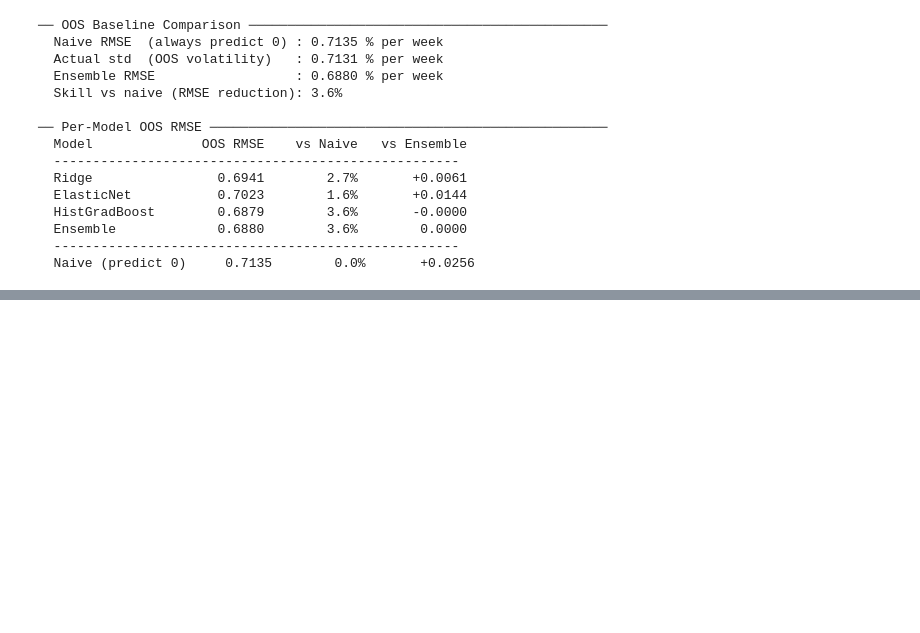
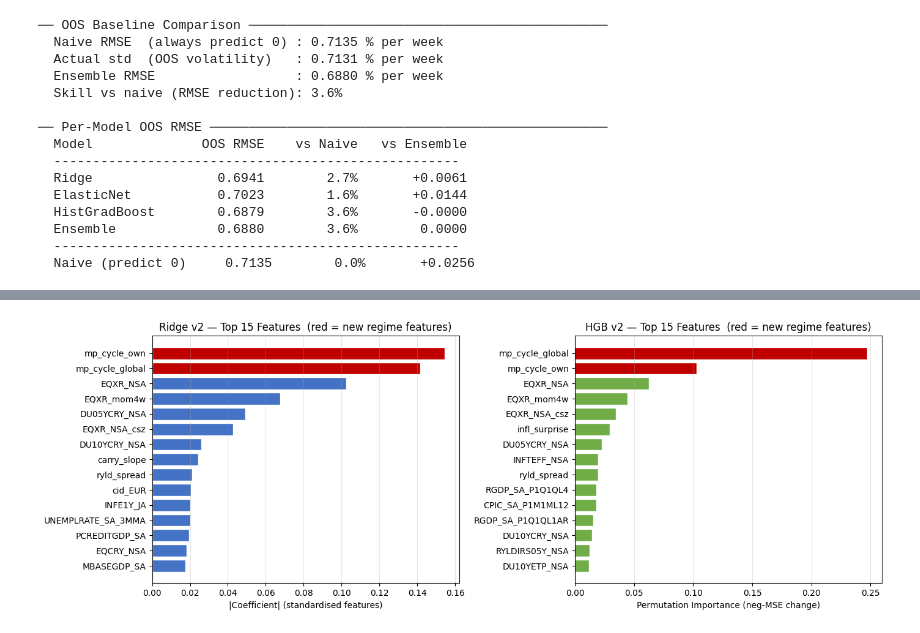
Before and after one commit to yunliu0319/jpmaqs-bond-yield-forecasting, a Jupyter notebook: jpmaqs.ipynb, the cells around one changed output, grey strips where cells are left out. Drawn from its saved outputs; the diff is of its cells as text; code cells hidden in the pictures; blank space fills up the shorter version.

```diff
--- a/jpmaqs.ipynb
+++ b/jpmaqs.ipynb
@@ -1328,0 +1791,98 @@ print(f"  {'Naive (predict 0)':<16} {naive_rmse:>10.4f}  {'0.0%':>10}  {naive_rm
+# %%
+# ── Action 2: Feature importance + per-model benefit analysis ─────────────────
+# ensemble_v2.estimators_ order: [Ridge(0), HGB(1)]
+from sklearn.inspection import permutation_importance
+
+TOP_N      = 15
+REGIME_COLS = ["mp_cycle_own", "mp_cycle_global"]
+
+# ── Ridge v2: coefficients on standardised features ───────────────────────────
+ridge_v2 = ensemble_v2.estimators_[0]
+ridge_v2_coef = ridge_v2.named_steps["model"].coef_
+ridge_v2_imp  = pd.Series(np.abs(ridge_v2_coef),
+                          index=feature_cols_v2).sort_values(ascending=False)
+
+print(f"Ridge v2 alpha selected : {ridge_v2.named_steps['model'].alpha_:.4f}")
+print(f"\nTop {TOP_N} Ridge v2 features (|coefficient| on standardised features):")
+print(ridge_v2_imp.head(TOP_N).round(4).to_string())
+
+regime_ridge_ranks = {c: ridge_v2_imp.index.get_loc(c) + 1 for c in REGIME_COLS}
+print(f"\nRegime feature ranks (Ridge v2):")
+for c, r in regime_ridge_ranks.items():
+    print(f"  {c:<25} rank {r:>3} of {len(feature_cols_v2)}  "
+          f"coef={ridge_v2_imp[c]:.4f}")
+
+# ── HGB v2: permutation importance (most recent 3000 rows) ────────────────────
+hgb_v2    = ensemble_v2.estimators_[1]
+n_sample  = min(3000, len(X_cv_v2))
+X_rec_v2  = X_cv_v2.iloc[-n_sample:]
+y_rec_v2  = y_cv_v2.iloc[-n_sample:]
+
+perm_v2 = permutation_importance(
+    hgb_v2, X_rec_v2, y_rec_v2,
+    n_repeats=10, scoring="neg_mean_squared_error",
+    random_state=RANDOM_STATE, n_jobs=-1,
+)
+hgb_v2_imp = pd.Series(perm_v2.importances_mean,
+                       index=feature_cols_v2).sort_values(ascending=False)
+
+print(f"\nTop {TOP_N} HGB v2 features (permutation importance, recent {n_sample} rows):")
+print(hgb_v2_imp.head(TOP_N).round(4).to_string())
+
+regime_hgb_ranks = {c: hgb_v2_imp.index.get_loc(c) + 1 for c in REGIME_COLS}
+print(f"\nRegime feature ranks (HGB v2):")
+for c, r in regime_hgb_ranks.items():
+    print(f"  {c:<25} rank {r:>3} of {len(feature_cols_v2)}  "
+          f"imp={hgb_v2_imp[c]:.4f}")
+
+# ── Per-model OOS benefit: v1 (40 features) vs v2 (42 features) ───────────────
+print("\n── Per-model OOS RMSE: Action 1 vs Action 2 ────────────────────────────────")
+print(f'{"Model":<30} {"Action 1 RMSE":>14} {"Action 2 RMSE":>14} {"Change":>10}')
+print("-" * 72)
+
+# Action 1: individual predictions from original ensemble estimators
+ridge_v1_preds  = fitted_ridge.predict(X_oos_reset)[oos_valid.index]
+hgb_v1_preds    = fitted_hgb.predict(X_oos_reset)[oos_valid.index]
+
+# Action 2: individual predictions from ensemble_v2 estimators
+ridge_v2_preds_oos = ensemble_v2.estimators_[0].predict(X_oos_v2)[oos_valid.index]
+hgb_v2_preds_oos   = ensemble_v2.estimators_[1].predict(X_oos_v2)[oos_valid.index]
+
+for label, v1_p, v2_p in [
+    ("Ridge",       ridge_v1_preds, ridge_v2_preds_oos),
+    ("HGB",         hgb_v1_preds,   hgb_v2_preds_oos),
+]:
+    r1 = np.sqrt(np.mean((oos_actuals - v1_p) ** 2))
+    r2 = np.sqrt(np.mean((oos_actuals - v2_p) ** 2))
+    print(f"{label:<30} {r1:>14.4f} {r2:>14.4f} {(r2-r1):>+10.4f}")
+
+print(f'{"Ridge + HGB ensemble":<30} {rh_rmse:>14.4f} {v2_rmse:>14.4f} '
+      f'{(v2_rmse - rh_rmse):>+10.4f}')
+
+# ── Plot: feature importance comparison ───────────────────────────────────────
+fig, axes = plt.subplots(1, 2, figsize=(14, 5))
+
+# Ridge v2
+top_r = ridge_v2_imp.head(TOP_N)[::-1]
+colors_r = ["#C00000" if c in REGIME_COLS else "#4472C4" for c in top_r.index]
+axes[0].barh(top_r.index, top_r.values, color=colors_r, edgecolor="white")
+axes[0].set_xlabel("|Coefficient| (standardised features)")
+axes[0].set_title(f"Ridge v2 — Top {TOP_N} Features  (red = new regime features)")
+axes[0].grid(True, axis="x", alpha=0.3)
+
+# HGB v2
+top_h = hgb_v2_imp.head(TOP_N)[::-1]
+colors_h = ["#C00000" if c in REGIME_COLS
+            else ("#70AD47" if v >= 0 else "#888888")
+            for c, v in zip(top_h.index, top_h.values)]
+axes[1].barh(top_h.index, top_h.values, color=colors_h, edgecolor="white")
+axes[1].axvline(0, color="black", linewidth=0.8)
+axes[1].set_xlabel("Permutation Importance (neg-MSE change)")
+axes[1].set_title(f"HGB v2 — Top {TOP_N} Features  (red = new regime features)")
+axes[1].grid(True, axis="x", alpha=0.3)
+
+plt.tight_layout()
+plt.savefig(PROJECT_DIR / "feature_importance_v2.png", dpi=150, bbox_inches="tight")
+plt.show()
+print("Saved: feature_importance_v2.png")
+# %% [output]
@@ -1328,0 +1906 @@ print(f"  {'Naive (predict 0)':<16} {naive_rmse:>10.4f}  {'0.0%':>10}  {naive_rm
+[figure, added]
```
Also changed, not shown: parts of 21 cells of this notebook, 9 other files.
